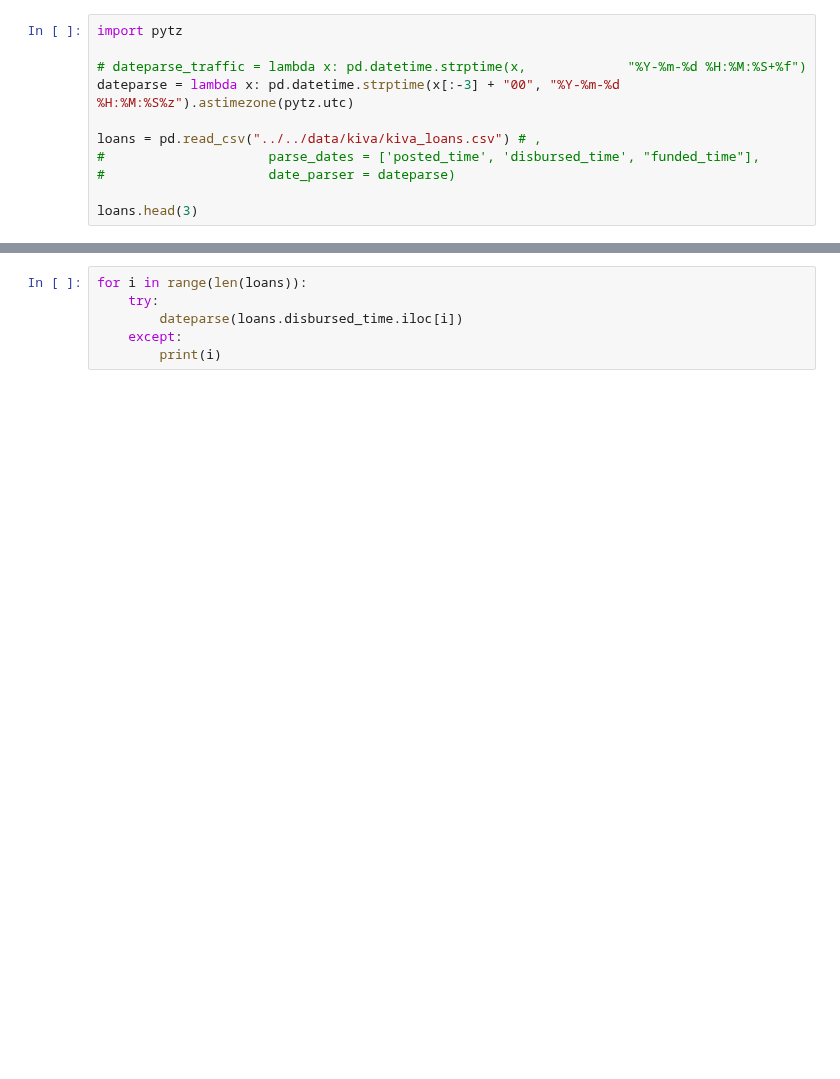
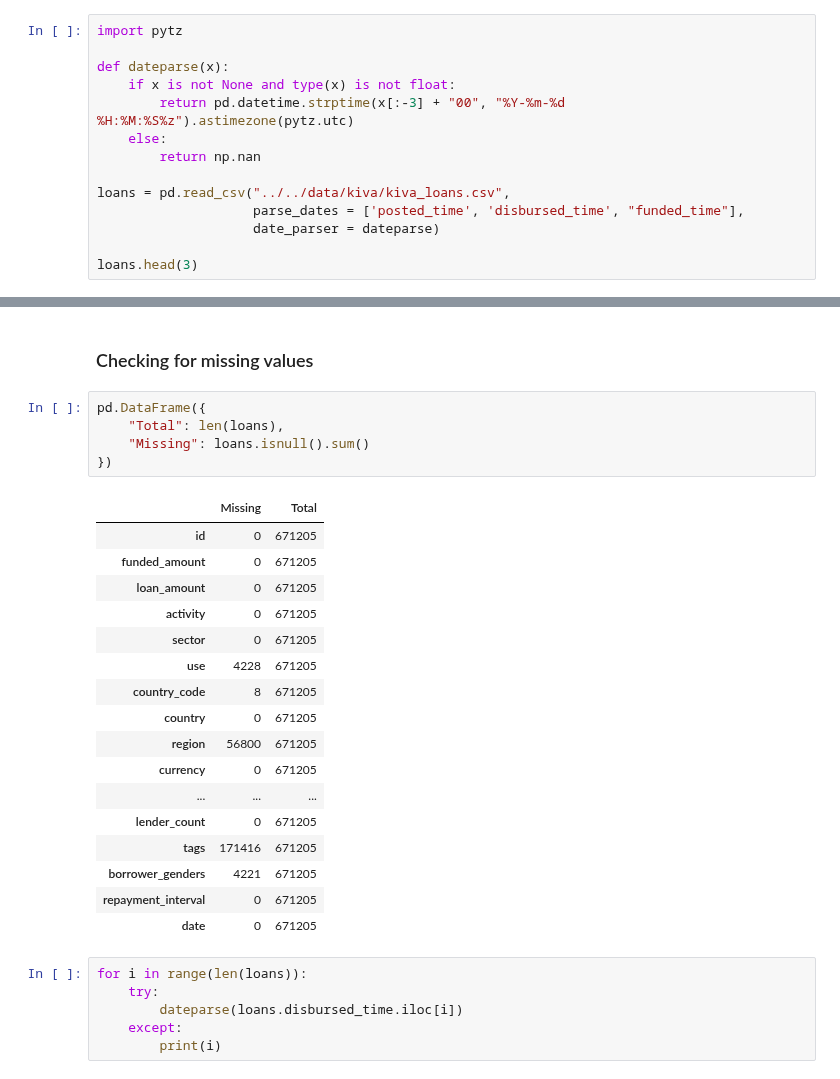
Before and after one commit to pstetz/Kaggle, a Jupyter notebook: in_progress/kiva/loans.ipynb, the cells around one changed output, grey strips where cells are left out. Saved outputs shown, nothing was run; the diff lists cells and outputs as text; blank space fills up the shorter version.

Commit message:
dateparse works in kiva

```diff
--- a/in_progress/kiva/loans.ipynb
+++ b/in_progress/kiva/loans.ipynb
@@ -9,11 +16,14 @@ sns.set(rc={'figure.figsize':(12, 6)})
 # %%
 import pytz
 
-# dateparse_traffic = lambda x: pd.datetime.strptime(x,             "%Y-%m-%d %H:%M:%S+%f")
-dateparse = lambda x: pd.datetime.strptime(x[:-3] + "00", "%Y-%m-%d %H:%M:%S%z").astimezone(pytz.utc)
+def dateparse(x):
+    if x is not None and type(x) is not float:
+        return pd.datetime.strptime(x[:-3] + "00", "%Y-%m-%d %H:%M:%S%z").astimezone(pytz.utc)
+    else:
+        return np.nan
 
-loans = pd.read_csv("../../data/kiva/kiva_loans.csv") # ,
-#                     parse_dates = ['posted_time', 'disbursed_time', "funded_time"],
-#                     date_parser = dateparse)
+loans = pd.read_csv("../../data/kiva/kiva_loans.csv",
+                    parse_dates = ['posted_time', 'disbursed_time', "funded_time"],
+                    date_parser = dateparse)
 
 loans.head(3)
@@ -20,3 +35,28 @@ loans.head(3)
+# %% [markdown]
+### Checking for missing values
+# %%
+pd.DataFrame({
+    "Total": len(loans),
+    "Missing": loans.isnull().sum()
+})
+# %% [output]
+|  | Missing | Total |
+| id | 0 | 671205 |
+| funded_amount | 0 | 671205 |
+| loan_amount | 0 | 671205 |
+| activity | 0 | 671205 |
+| sector | 0 | 671205 |
+| use | 4228 | 671205 |
+| country_code | 8 | 671205 |
+| country | 0 | 671205 |
+| region | 56800 | 671205 |
+| currency | 0 | 671205 |
+| ... | ... | ... |
+| lender_count | 0 | 671205 |
+| tags | 171416 | 671205 |
+| borrower_genders | 4221 | 671205 |
+| repayment_interval | 0 | 671205 |
+| date | 0 | 671205 |
 # %%
 for i in range(len(loans)):
     try:
```
Also changed, not shown: parts of 4 cells of this notebook, 3 other files.
